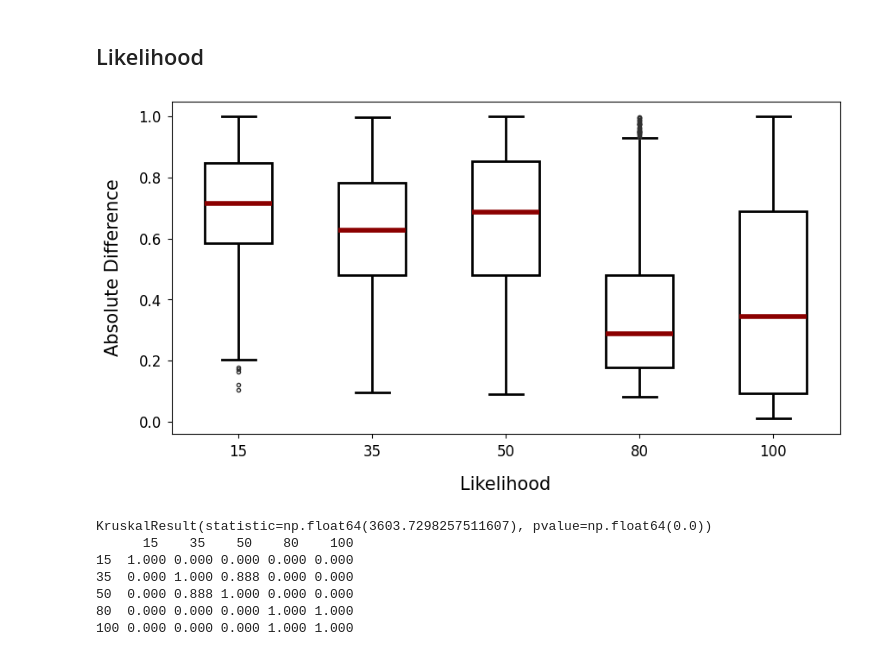
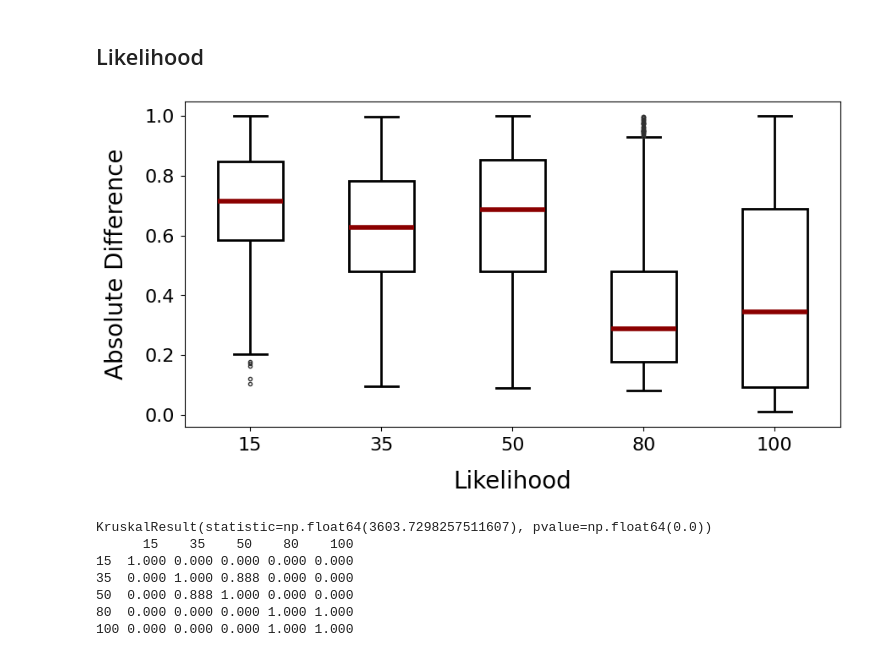
Before and after one commit to adofersan/xai-ecg-diagnosis, a Jupyter notebook: src/tables_and_figures.ipynb, the cells around one changed output. Drawn from its saved outputs; the diff is of its cells as text; code cells hidden in the pictures.

```diff
--- a/src/tables_and_figures.ipynb
+++ b/src/tables_and_figures.ipynb
@@ -43,7 +43,7 @@ pd.options.display.float_format = "{:.3f}".format
 plt.style.use('tableau-colorblind10')
 plt.rcParams.update({
     'axes.titlesize': 22,
-    'axes.labelsize': 15,
+    'axes.labelsize': 18,
     'axes.labelpad': 14,
     'xtick.labelsize': 12,
     'xtick.major.pad': 5,
@@ -1157,32 +1258,33 @@ for quality in QUALITIES:
 # %%
 plot_data = []
 for quality, values in auc_by_quality.items():
     for value in values:
         plot_data.append((quality, value))
 
 plot_df = pd.DataFrame(plot_data, columns=['Quality', 'Absolute Difference'])
 
 # Plot the multiple boxplot
 plt.figure(figsize=(10, 5))
 
 THICK = 2
 # Customize the appearance of the boxplot
 flierprops = dict(marker='o', markersize=3)
 boxprops = dict(facecolor='none', edgecolor='black', linewidth=THICK)
 whiskerprops = dict(color='black', linewidth=THICK)
 capprops = dict(color='black', linewidth=THICK)
 medianprops = dict(color='darkred', linewidth=THICK*2)
 
 sns.boxplot(x='Quality', y='Absolute Difference', data=plot_df,
             flierprops=flierprops, boxprops=boxprops,
             whiskerprops=whiskerprops, capprops=capprops,
             medianprops=medianprops, width=0.5)
-plt.xlabel('Likelihood')
-plt.ylabel('Absolute Difference')
+plt.xlabel('Likelihood', fontsize=20)
+plt.ylabel('Absolute Difference', fontsize=20)
+plt.tick_params(axis='both', which='major', labelsize=16)
 plt.savefig("../img/likelihood.png", dpi=300, bbox_inches='tight')
 plt.show()
 # %% [output]
-[figure, old version]
+[figure, new version]
 # %%
 # Perform Kruskal-Wallis H-test
 groups = [plot_df[plot_df['Quality'] == quality]['Absolute Difference'].values for quality in plot_df['Quality'].unique()]
```
Also changed, not shown: parts of 15 cells of this notebook.
